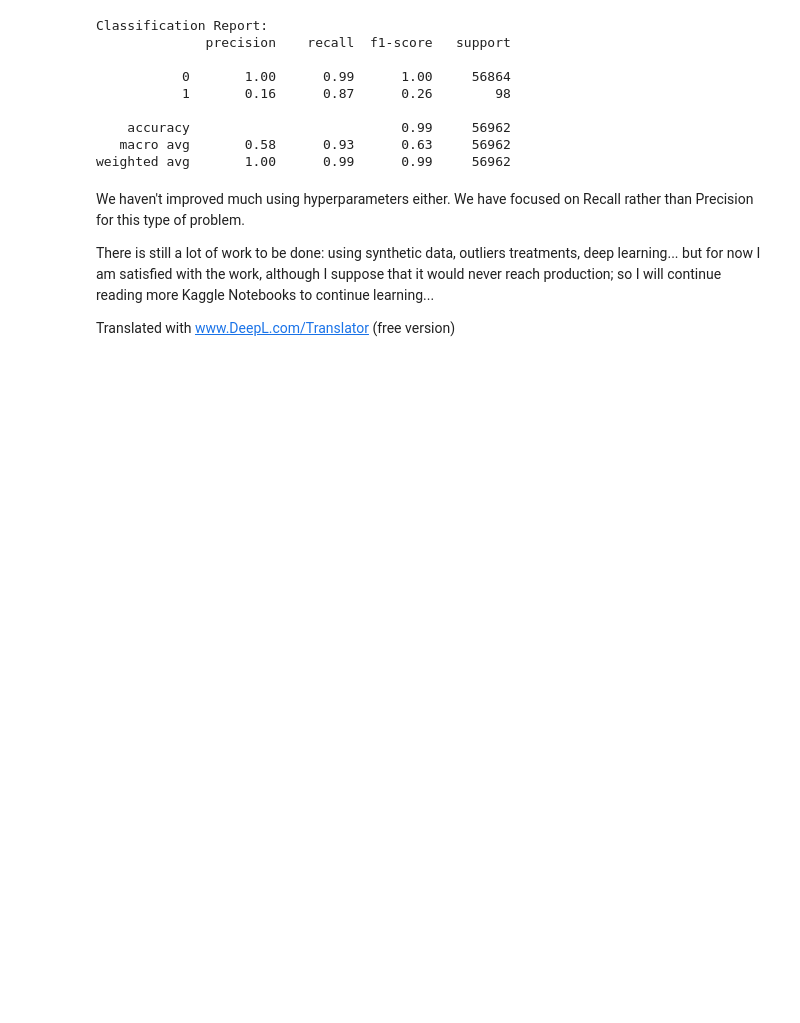
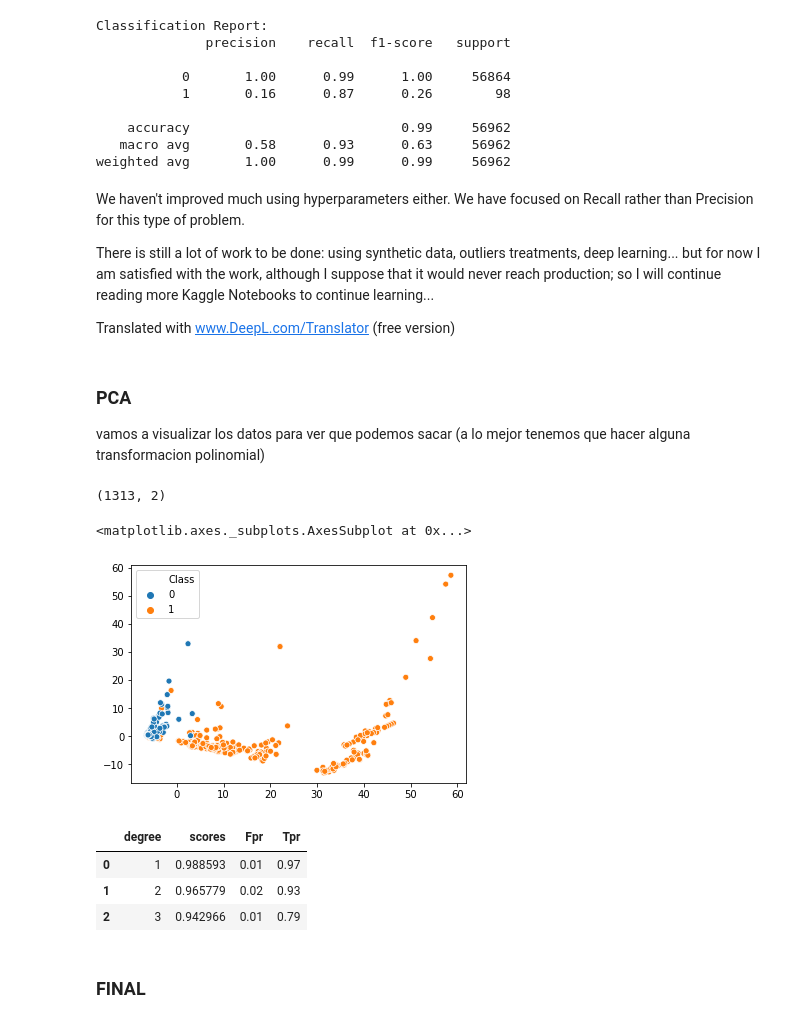
Before and after one commit to gonzalo71/TestGit, a Jupyter notebook: Kaggle/credit_card_kaggle.ipynb, the cells around one changed output. Saved outputs shown, nothing was run; the diff lists cells and outputs as text; code cells hidden in the pictures; blank space fills up the shorter version.

```diff
--- a/Kaggle/credit_card_kaggle.ipynb
+++ b/Kaggle/credit_card_kaggle.ipynb
@@ -348,3 +332,19 @@ There is still a lot of work to be done: using synthetic data, outliers treatmen
 but for now I am satisfied with the work, although I suppose that it would never reach production; so I will continue reading more Kaggle Notebooks to continue learning...
 
 Translated with www.DeepL.com/Translator (free version)
+# %% [markdown]
+### PCA
+vamos a visualizar los datos para ver que podemos sacar (a lo mejor tenemos que hacer alguna transformacion polinomial)
+# %%
+from sklearn.decomposition import PCA
+pca = PCA(n_components=2)
+X_pca = pca.fit_transform(X_new)
+# %%
+X_pca.shape
+# %% [output]
+(1313, 2)
+# %%
+sns.scatterplot(x=X_pca[:,0],y=X_pca[:,1],hue=y_new)
+# %% [output]
+<matplotlib.axes._subplots.AxesSubplot at 0x...>
+[figure, added]
@@ -350,0 +373,9 @@ Translated with www.DeepL.com/Translator (free version)
+# %%
+df_poly
+# %% [output]
+|  | degree | scores | Fpr | Tpr |
+| 0 | 1 | 0.988593 | 0.01 | 0.97 |
+| 1 | 2 | 0.965779 | 0.02 | 0.93 |
+| 2 | 3 | 0.942966 | 0.01 | 0.79 |
+# %% [markdown]
+### FINAL
```
Also changed, not shown: parts of 20 cells of this notebook, 2 other files.
